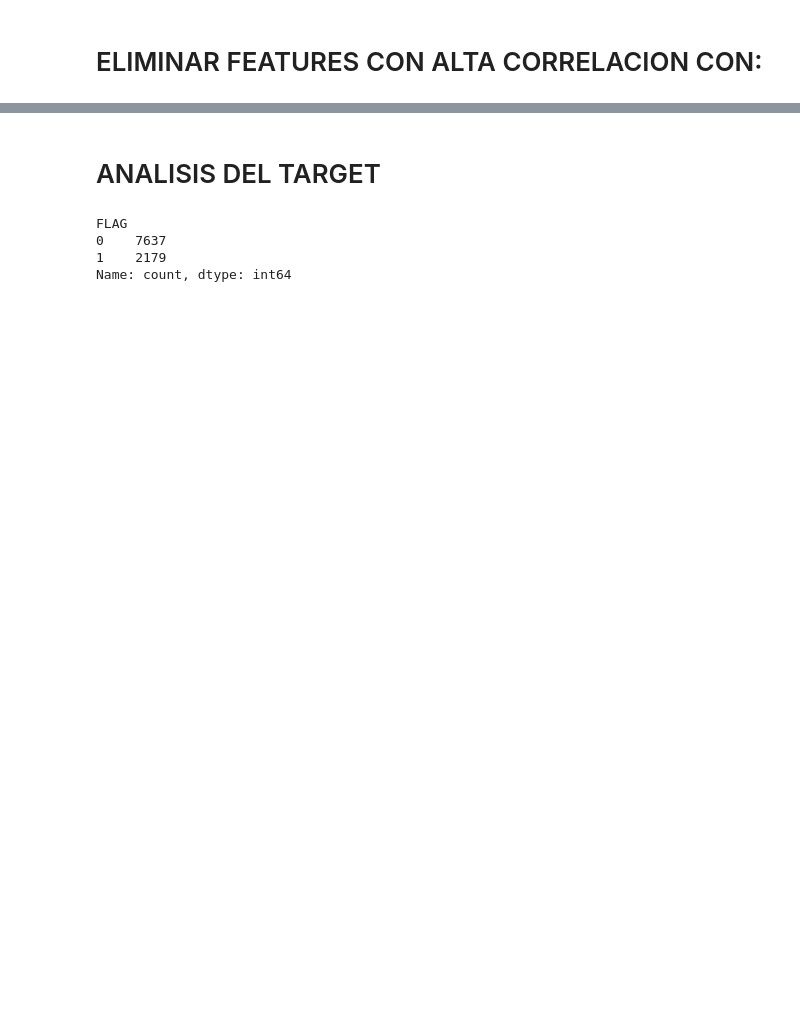
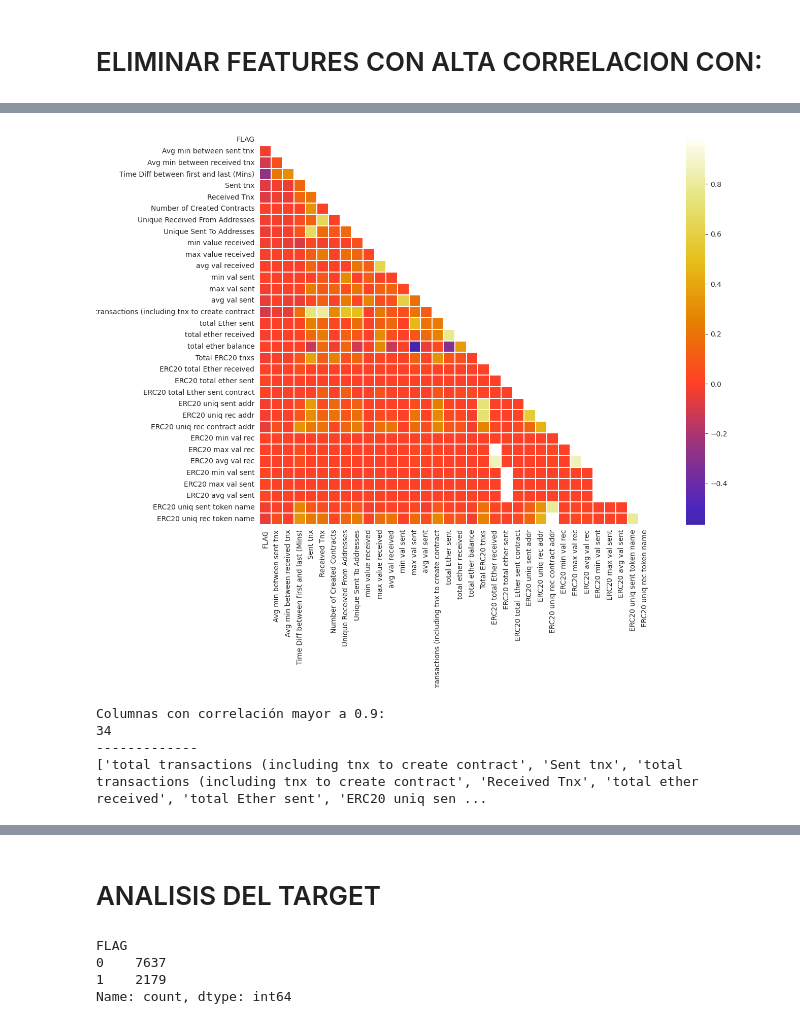
Before and after one commit to mankolepanto/Proyecto_ML, a Jupyter notebook: limpieza_data.ipynb, the cells around one changed output, grey strips where cells are left out. Cells and saved outputs as stored; diff of their text form; code cells hidden in the pictures; blank space fills up the shorter version.

```diff
--- a/limpieza_data.ipynb
+++ b/limpieza_data.ipynb
@@ -329,7 +333,7 @@ ERC20 avg val sent contract
 Name: count, dtype: int64
 ------------
 # %%
-columns_to_drop = [col for col in df.columns if col != target_column and df[col].nunique() < 10]
+columns_to_drop = [col for col in df.columns if col != target_column and df[col].nunique() < 5]
 
 columns_to_drop
 # %% [output]
@@ -445,0 +482,36 @@ df = pd.concat([first_two_cols, remaining_cols], axis=1)
+# %%
+corr = df_numeric.corr ()
+
+mask = np.zeros_like (corr)
+mask [np.triu_indices_from (mask)] = True
+
+
+with sns.axes_style('white'):
+    fig, ax = plt.subplots(figsize=(18, 10))
+    sns.heatmap(corr, mask=mask, annot=False, cmap='CMRmap', center=0, linewidths=0.1, square=True)
+# %% [output]
+[figure, added]
+# %%
+
+high_corr_columns = []
+
+# Iterar sobre la matriz de correlación para encontrar correlaciones mayores a 0.9
+for i in range(len(corr.columns)):
+    for j in range(i):
+        if corr.iloc[i, j] > 0.7:
+            colname_i = corr.columns[i]
+            colname_j = corr.columns[j]
+            high_corr_columns.append(colname_i)
+            high_corr_columns.append(colname_j)
+
+
+# Mostrar las columnas con alta correlación
+print("Columnas con correlación mayor a 0.9:")
+print(len (high_corr_columns))
+print ('-------------')
+print (high_corr_columns)
+# %% [output]
+Columnas con correlación mayor a 0.9:
+34
+-------------
+['total transactions (including tnx to create contract', 'Sent tnx', 'total transactions (including tnx to create contract', 'Received Tnx', 'total ether received', 'total Ether sent', 'ERC20 uniq sen ...
```
Also changed, not shown: parts of 40 cells of this notebook, 18 other files.
